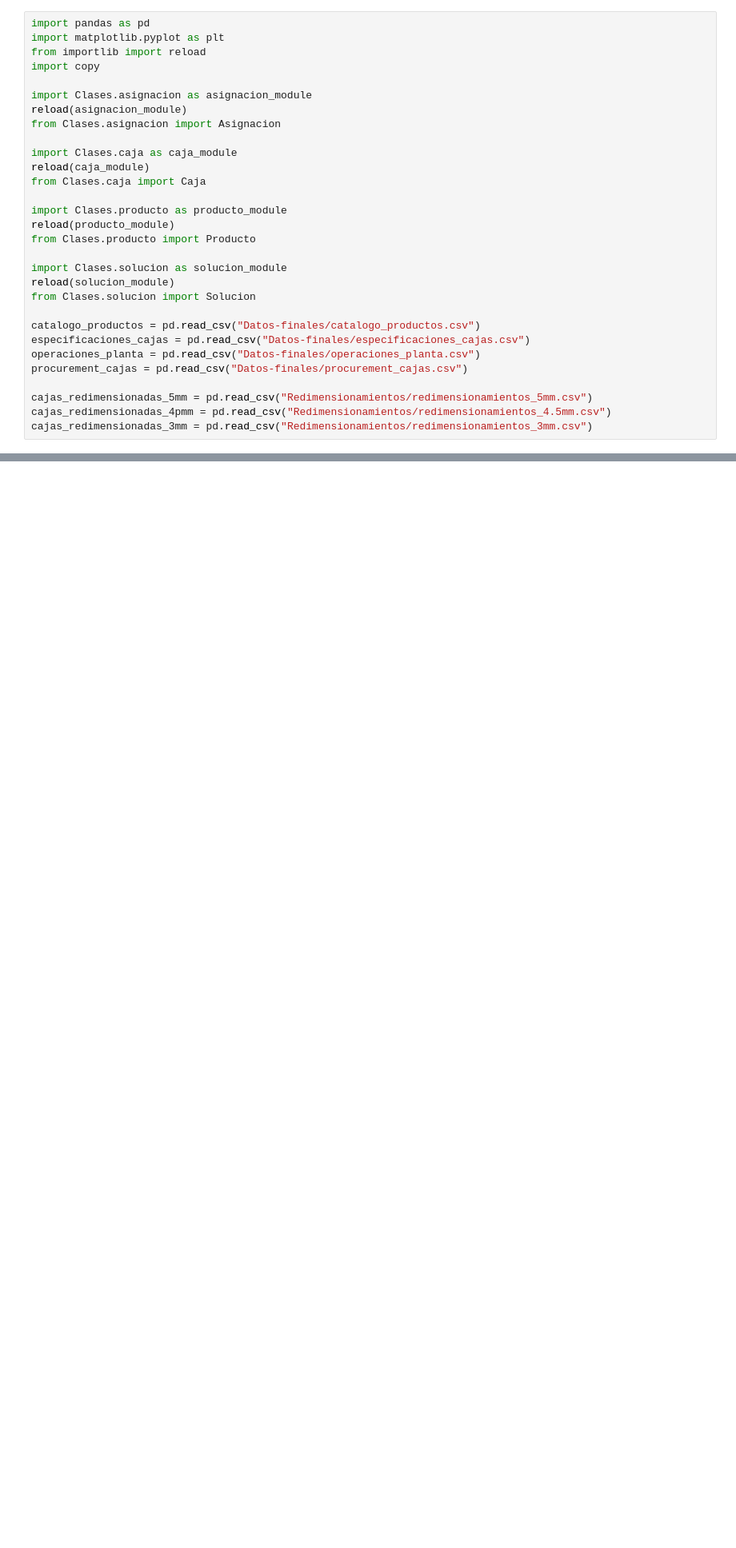
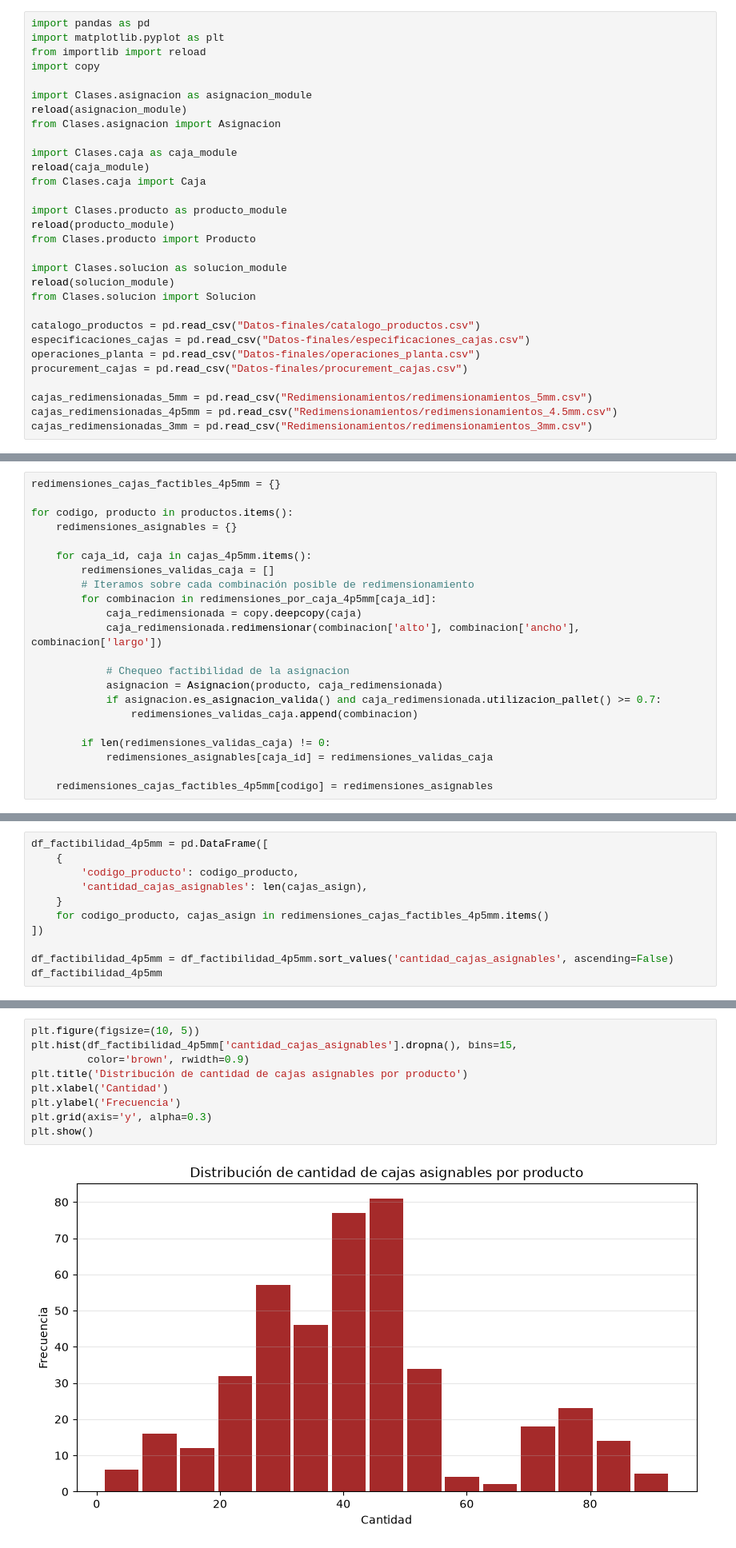
Before and after one commit to demianelnecave/AlixPartners-Competencia-Datos, a Jupyter notebook: 6.factibilidad copy.ipynb, the cells around one changed output, grey strips where cells are left out. Shown at 80% size. Cells and saved outputs as stored; diff of their text form; blank space fills up the shorter version.

```diff
--- a/6.factibilidad copy.ipynb
+++ b/6.factibilidad copy.ipynb
@@ -28,7 +28,7 @@ operaciones_planta = pd.read_csv("Datos-finales/operaciones_planta.csv")
 procurement_cajas = pd.read_csv("Datos-finales/procurement_cajas.csv")
 
 cajas_redimensionadas_5mm = pd.read_csv("Redimensionamientos/redimensionamientos_5mm.csv")
-cajas_redimensionadas_4pmm = pd.read_csv("Redimensionamientos/redimensionamientos_4.5mm.csv")
+cajas_redimensionadas_4p5mm = pd.read_csv("Redimensionamientos/redimensionamientos_4.5mm.csv")
 cajas_redimensionadas_3mm = pd.read_csv("Redimensionamientos/redimensionamientos_3mm.csv")
 # %% [markdown]
 Guardamos primero los tipos de cajas y los productos en listas de python.
@@ -251,0 +477,22 @@ df_exportar.to_csv('Factibilidad/factibilidad2_5mm.csv', index=False)
+# %%
+redimensiones_cajas_factibles_4p5mm = {}
+
+for codigo, producto in productos.items():
+    redimensiones_asignables = {}
+
+    for caja_id, caja in cajas_4p5mm.items():
+        redimensiones_validas_caja = []
+        # Iteramos sobre cada combinación posible de redimensionamiento
+        for combinacion in redimensiones_por_caja_4p5mm[caja_id]:
+            caja_redimensionada = copy.deepcopy(caja)
+            caja_redimensionada.redimensionar(combinacion['alto'], combinacion['ancho'], combinacion['largo'])
+
+            # Chequeo factibilidad de la asignacion
+            asignacion = Asignacion(producto, caja_redimensionada)
+            if asignacion.es_asignacion_valida() and caja_redimensionada.utilizacion_pallet() >= 0.7:
+                redimensiones_validas_caja.append(combinacion)
+
+        if len(redimensiones_validas_caja) != 0:
+            redimensiones_asignables[caja_id] = redimensiones_validas_caja
+
+    redimensiones_cajas_factibles_4p5mm[codigo] = redimensiones_asignables
@@ -251,0 +501,11 @@ df_exportar.to_csv('Factibilidad/factibilidad2_5mm.csv', index=False)
+# %%
+df_factibilidad_4p5mm = pd.DataFrame([
+    {
+        'codigo_producto': codigo_producto,
+        'cantidad_cajas_asignables': len(cajas_asign),
+    }
+    for codigo_producto, cajas_asign in redimensiones_cajas_factibles_4p5mm.items()
+])
+
+df_factibilidad_4p5mm = df_factibilidad_4p5mm.sort_values('cantidad_cajas_asignables', ascending=False)
+df_factibilidad_4p5mm
@@ -251,0 +530,11 @@ df_exportar.to_csv('Factibilidad/factibilidad2_5mm.csv', index=False)
+# %%
+plt.figure(figsize=(10, 5))
+plt.hist(df_factibilidad_4p5mm['cantidad_cajas_asignables'].dropna(), bins=15,
+         color='brown', rwidth=0.9)
+plt.title('Distribución de cantidad de cajas asignables por producto')
+plt.xlabel('Cantidad')
+plt.ylabel('Frecuencia')
+plt.grid(axis='y', alpha=0.3)
+plt.show()
+# %% [output]
+[figure, added]
```
Also changed, not shown: parts of 32 cells of this notebook, 4 other files.
